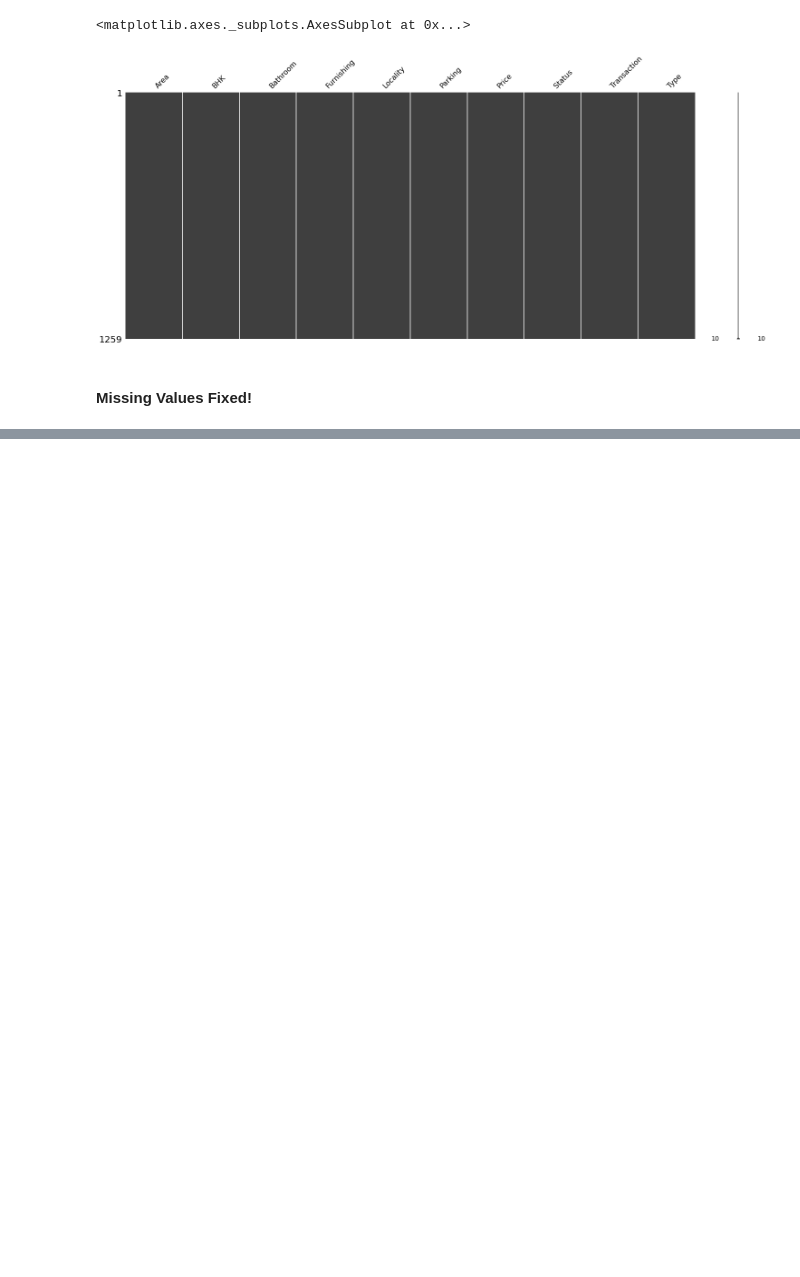
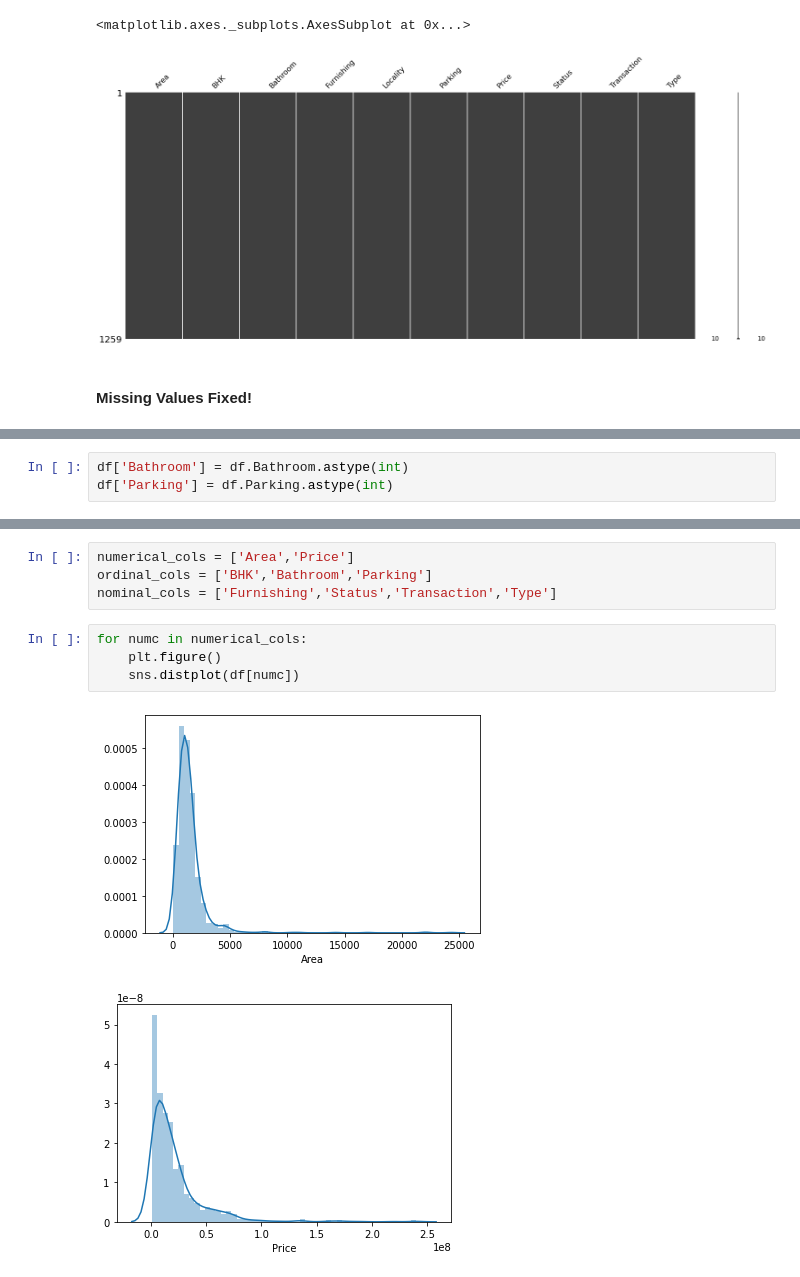
Before and after one commit to Divakar6336/Delhi-House-Price-Prediction, a Jupyter notebook: EDA/Outliers_Missing_Fix.ipynb, the cells around one changed output, grey strips where cells are left out. Saved outputs shown, nothing was run; the diff lists cells and outputs as text; blank space fills up the shorter version.

```diff
--- a/EDA/Outliers_Missing_Fix.ipynb
+++ b/EDA/Outliers_Missing_Fix.ipynb
@@ -194,0 +220,3 @@ missingno.matrix(df)
+# %%
+df['Bathroom'] = df.Bathroom.astype(int)
+df['Parking'] = df.Parking.astype(int)
@@ -194,0 +243,11 @@ missingno.matrix(df)
+# %%
+numerical_cols = ['Area','Price']
+ordinal_cols = ['BHK','Bathroom','Parking']
+nominal_cols = ['Furnishing','Status','Transaction','Type']
+# %%
+for numc in numerical_cols:
+    plt.figure()
+    sns.distplot(df[numc])
+# %% [output]
+[figure, added]
+[figure, added]
```
Also changed, not shown: parts of 22 cells of this notebook.
